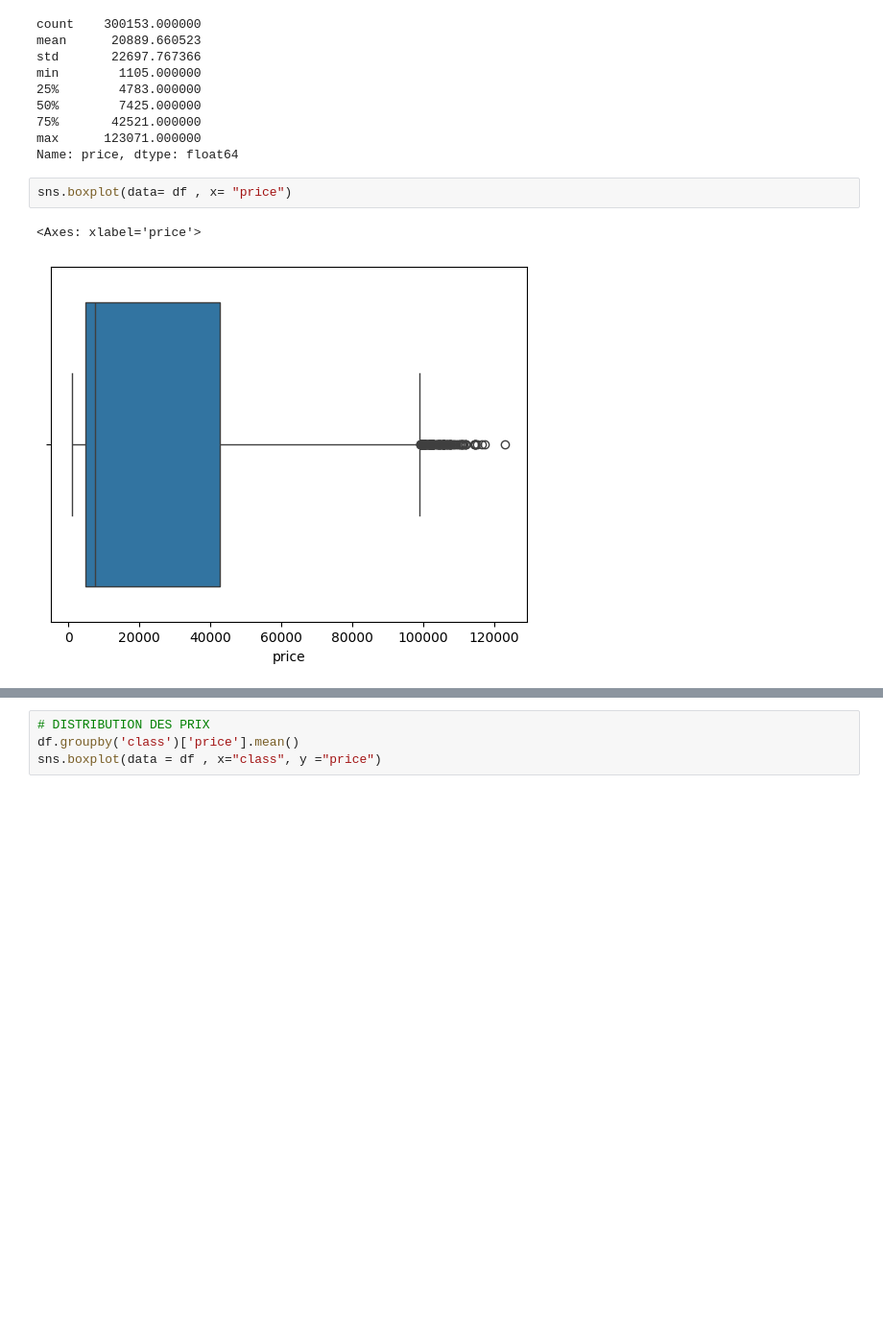
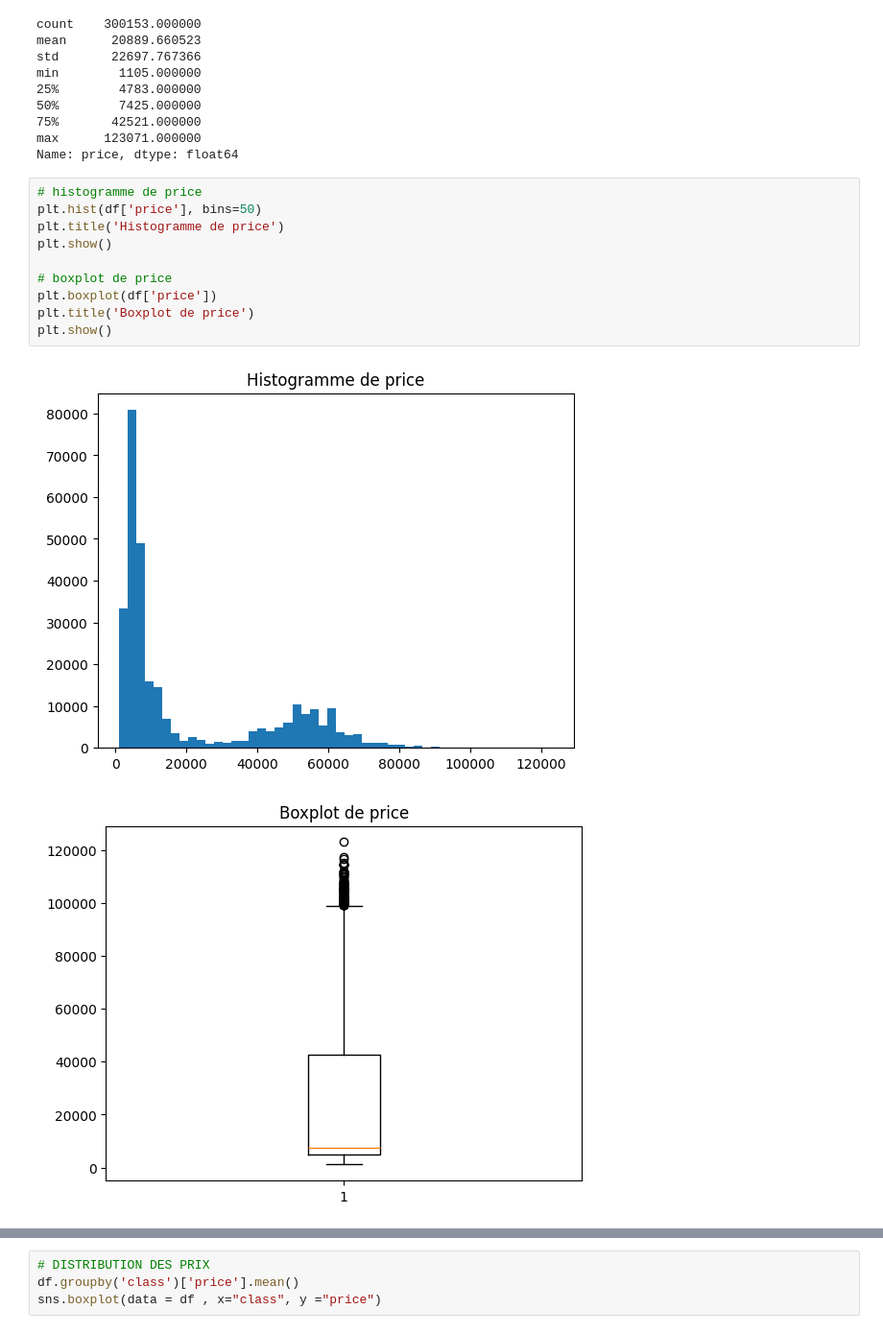
Before and after one commit to Data-Analysis-Hub/Machine-Learning-Flight-ticket-prices-prediction, a Jupyter notebook: tasks.ipynb, the cells around one changed output, grey strips where cells are left out. Shown at 96% size. Saved outputs shown, nothing was run; the diff lists cells and outputs as text; blank space fills up the shorter version.

```diff
--- a/tasks.ipynb
+++ b/tasks.ipynb
@@ -107,7 +107,15 @@ min        1105.000000
 max      123071.000000
 Name: price, dtype: float64
 # %%
-sns.boxplot(data= df , x= "price")
+# histogramme de price
+plt.hist(df['price'], bins=50)
+plt.title('Histogramme de price')
+plt.show()
+
+# boxplot de price
+plt.boxplot(df['price'])
+plt.title('Boxplot de price')
+plt.show()
 # %% [output]
-<Axes: xlabel='price'>
-[figure, old version]
+[figure, new version]
+[figure, added]
```
Also changed, not shown: parts of 11 cells of this notebook.
